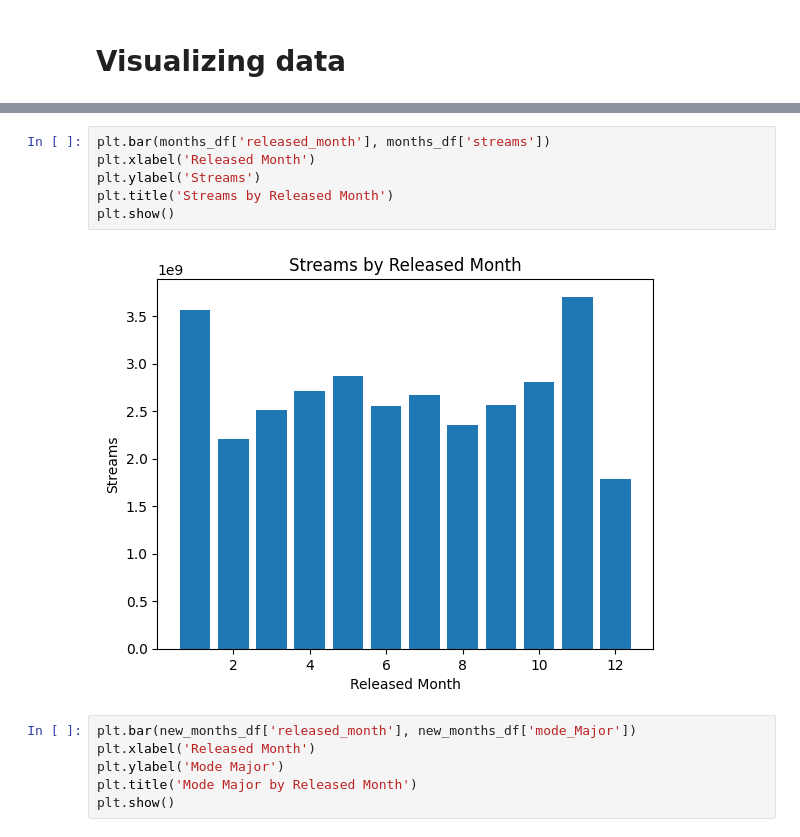
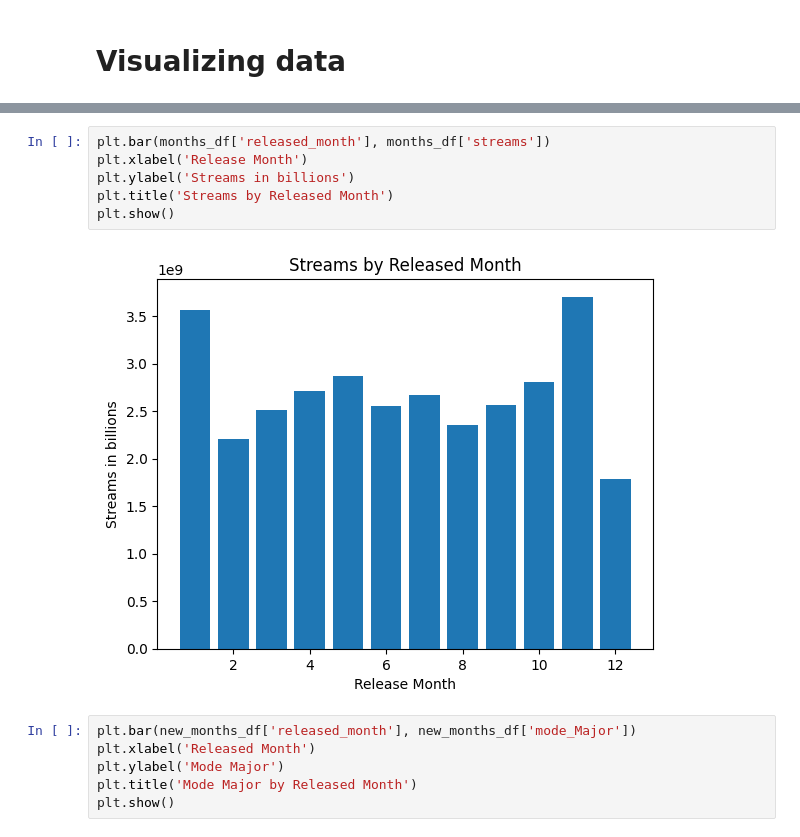
Before and after one commit to jb-seba/Spotify_TCS, a Jupyter notebook: TCS_Music_Project.ipynb, the cells around one changed output, grey strips where cells are left out. Saved outputs shown, nothing was run; the diff lists cells and outputs as text.

```diff
--- a/TCS_Music_Project.ipynb
+++ b/TCS_Music_Project.ipynb
@@ -192,12 +190,12 @@ plt.show()
 [figure]
 # %%
 plt.bar(months_df['released_month'], months_df['streams'])
-plt.xlabel('Released Month')
-plt.ylabel('Streams')
+plt.xlabel('Release Month')
+plt.ylabel('Streams in billions')
 plt.title('Streams by Released Month')
 plt.show()
 # %% [output]
-[figure, old version]
+[figure, new version]
 # %%
 plt.bar(new_months_df['released_month'], new_months_df['mode_Major'])
 plt.xlabel('Released Month')
```
Also changed, not shown: parts of 9 cells of this notebook.
